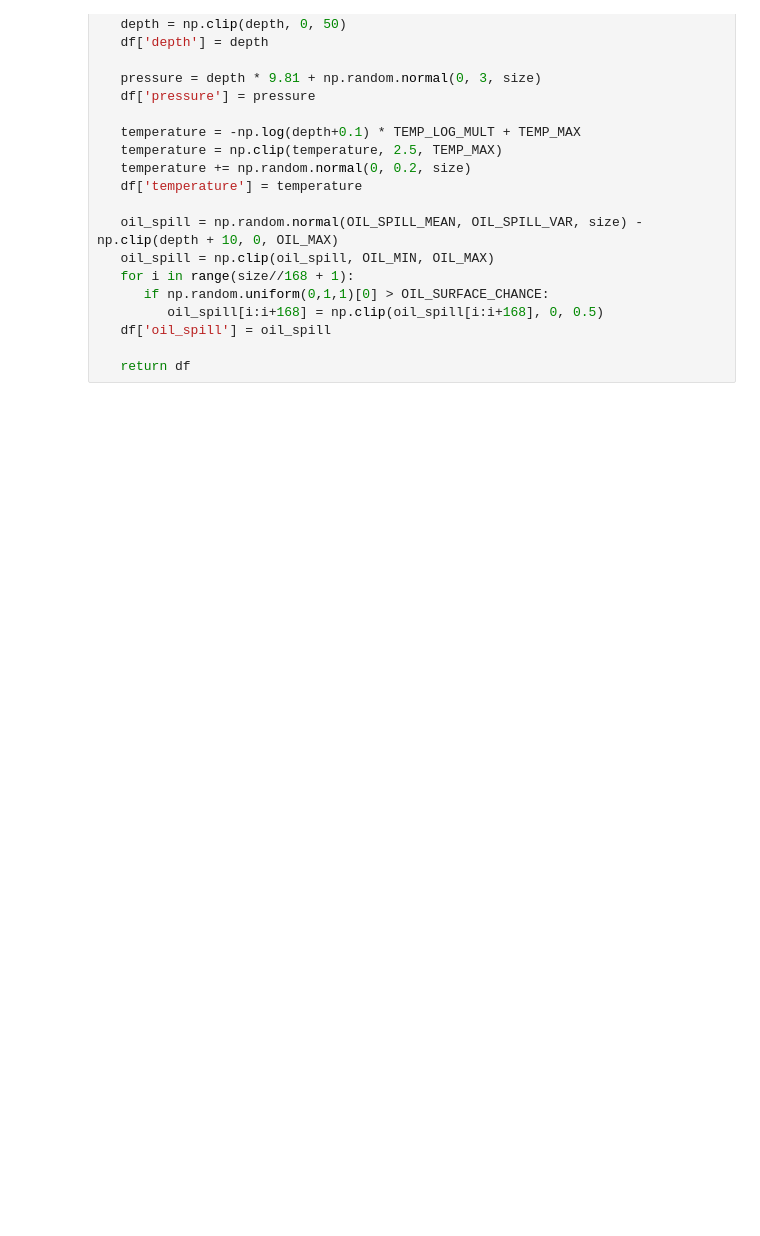
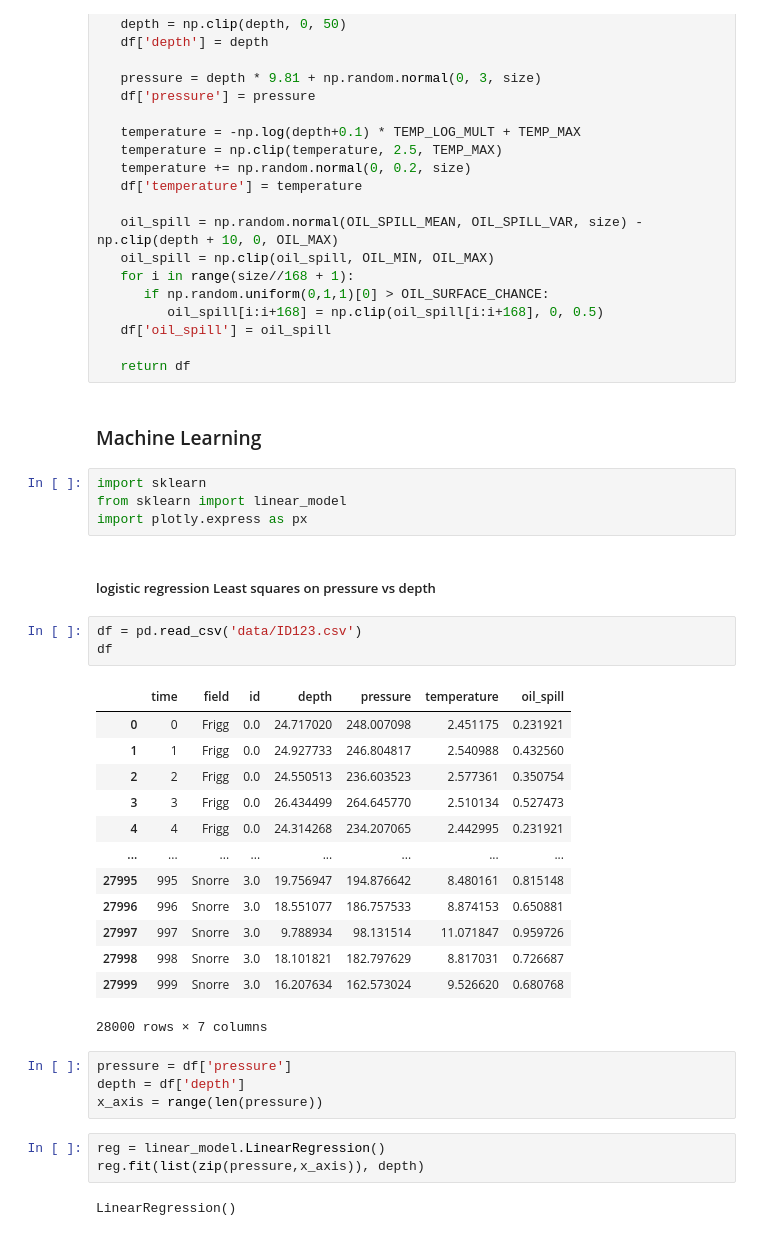
Before and after one commit to AdamSioud/Start-NTNU-Hackathon-2022, a Jupyter notebook: data-processing/data_processing.ipynb, the cells around one changed output. Drawn from its saved outputs; the diff is of its cells as text; blank space fills up the shorter version.

```diff
--- a/data-processing/data_processing.ipynb
+++ b/data-processing/data_processing.ipynb
@@ -221,3 +270,37 @@ def get_ID123_c(field: str, id: int, distribution: int, size=100):
    df['oil_spill'] = oil_spill
 
    return df
+# %% [markdown]
+### Machine Learning
+# %%
+import sklearn
+from sklearn import linear_model
+import plotly.express as px
+# %% [markdown]
+##### logistic regression Least squares on pressure vs depth
+# %%
+df = pd.read_csv('data/ID123.csv')
+df
+# %% [output]
+|  | time | field | id | depth | pressure | temperature | oil_spill |
+| 0 | 0 | Frigg | 0.0 | 24.717020 | 248.007098 | 2.451175 | 0.231921 |
+| 1 | 1 | Frigg | 0.0 | 24.927733 | 246.804817 | 2.540988 | 0.432560 |
+| 2 | 2 | Frigg | 0.0 | 24.550513 | 236.603523 | 2.577361 | 0.350754 |
+| 3 | 3 | Frigg | 0.0 | 26.434499 | 264.645770 | 2.510134 | 0.527473 |
+| 4 | 4 | Frigg | 0.0 | 24.314268 | 234.207065 | 2.442995 | 0.231921 |
+| ... | ... | ... | ... | ... | ... | ... | ... |
+| 27995 | 995 | Snorre | 3.0 | 19.756947 | 194.876642 | 8.480161 | 0.815148 |
+| 27996 | 996 | Snorre | 3.0 | 18.551077 | 186.757533 | 8.874153 | 0.650881 |
+| 27997 | 997 | Snorre | 3.0 | 9.788934 | 98.131514 | 11.071847 | 0.959726 |
+| 27998 | 998 | Snorre | 3.0 | 18.101821 | 182.797629 | 8.817031 | 0.726687 |
+| 27999 | 999 | Snorre | 3.0 | 16.207634 | 162.573024 | 9.526620 | 0.680768 |
+28000 rows × 7 columns
+# %%
+pressure = df['pressure']
+depth = df['depth']
+x_axis = range(len(pressure))
+# %%
+reg = linear_model.LinearRegression()
+reg.fit(list(zip(pressure,x_axis)), depth)
+# %% [output]
+LinearRegression()
```
Also changed, not shown: parts of 14 cells of this notebook.
